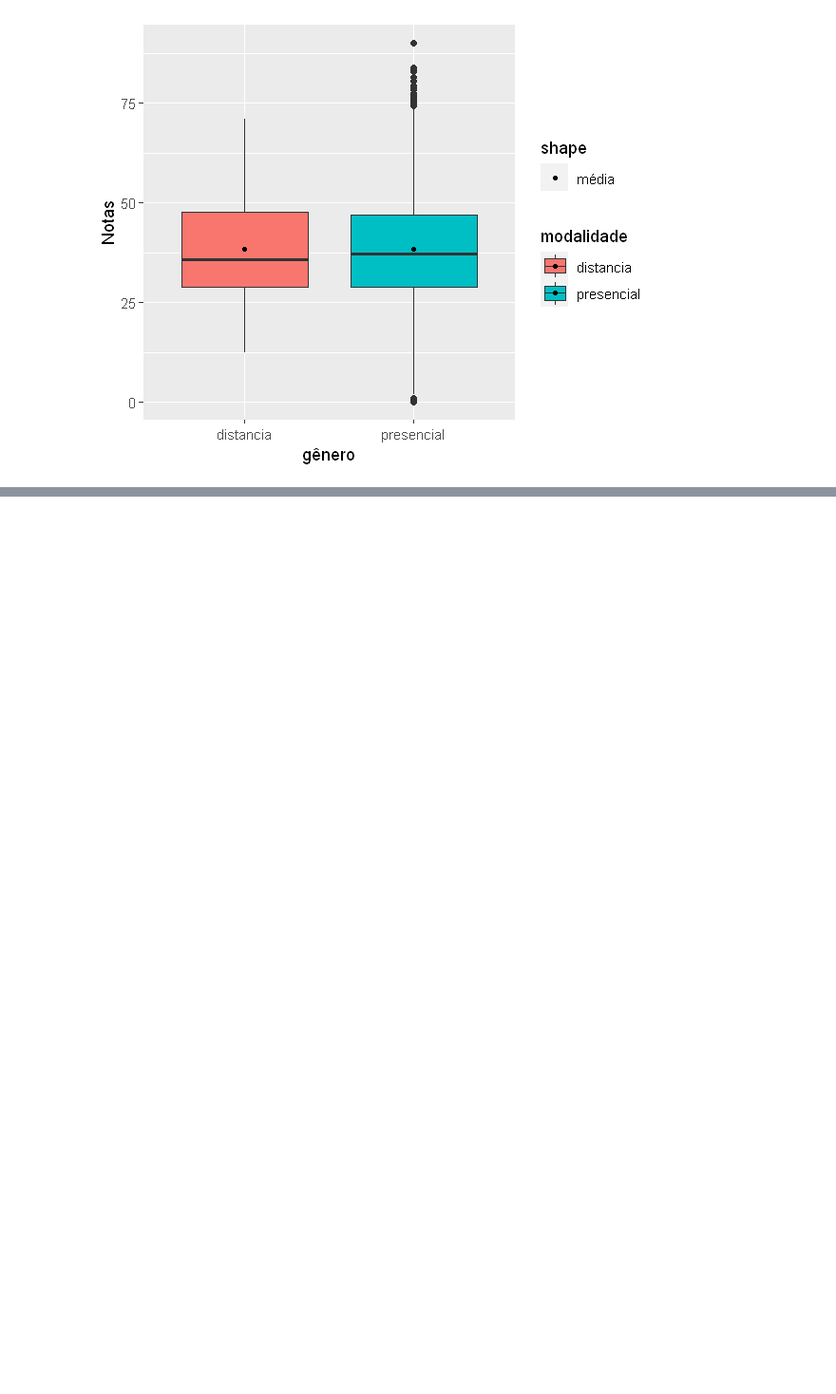
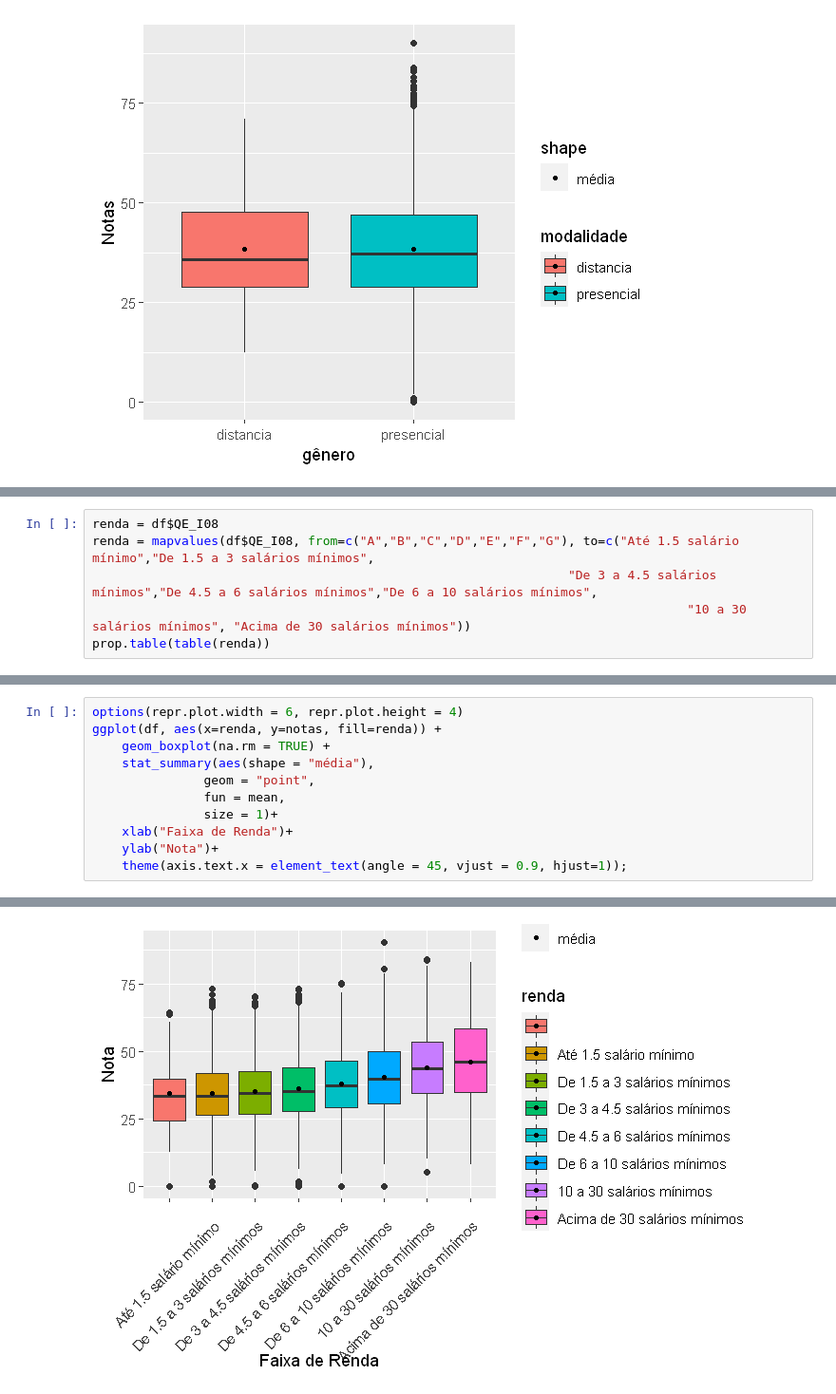
Before and after one commit to emariot/econometria, a Jupyter notebook: regressao_linear_multipla.ipynb, the cells around one changed output, grey strips where cells are left out. Shown: that part at 95% size. Cells and saved outputs as stored; diff of their text form; blank space fills up the shorter version.

```diff
--- a/regressao_linear_multipla.ipynb
+++ b/regressao_linear_multipla.ipynb
@@ -102,0 +155,6 @@ Warning message:
+# %%
+renda = df$QE_I08
+renda = mapvalues(df$QE_I08, from=c("A","B","C","D","E","F","G"), to=c("Até 1.5 salário mínimo","De 1.5 a 3 salários mínimos",
+                                                                "De 3 a 4.5 salários mínimos","De 4.5 a 6 salários mínimos","De 6 a 10 salários mínimos",
+                                                                                "10 a 30 salários mínimos", "Acima de 30 salários mínimos"))
+prop.table(table(renda))
@@ -102,0 +182,12 @@ Warning message:
+# %%
+options(repr.plot.width = 6, repr.plot.height = 4)
+ggplot(df, aes(x=renda, y=notas, fill=renda)) +
+    geom_boxplot(na.rm = TRUE) +
+    stat_summary(aes(shape = "média"),
+               geom = "point",
+               fun = mean,
+               size = 1)+
+    xlab("Faixa de Renda")+
+    ylab("Nota")+
+    theme(axis.text.x = element_text(angle = 45, vjust = 0.9, hjust=1));
+# %% [output]
@@ -102,0 +196 @@ Warning message:
+[figure, added]
```
Also changed, not shown: parts of 23 cells of this notebook.
